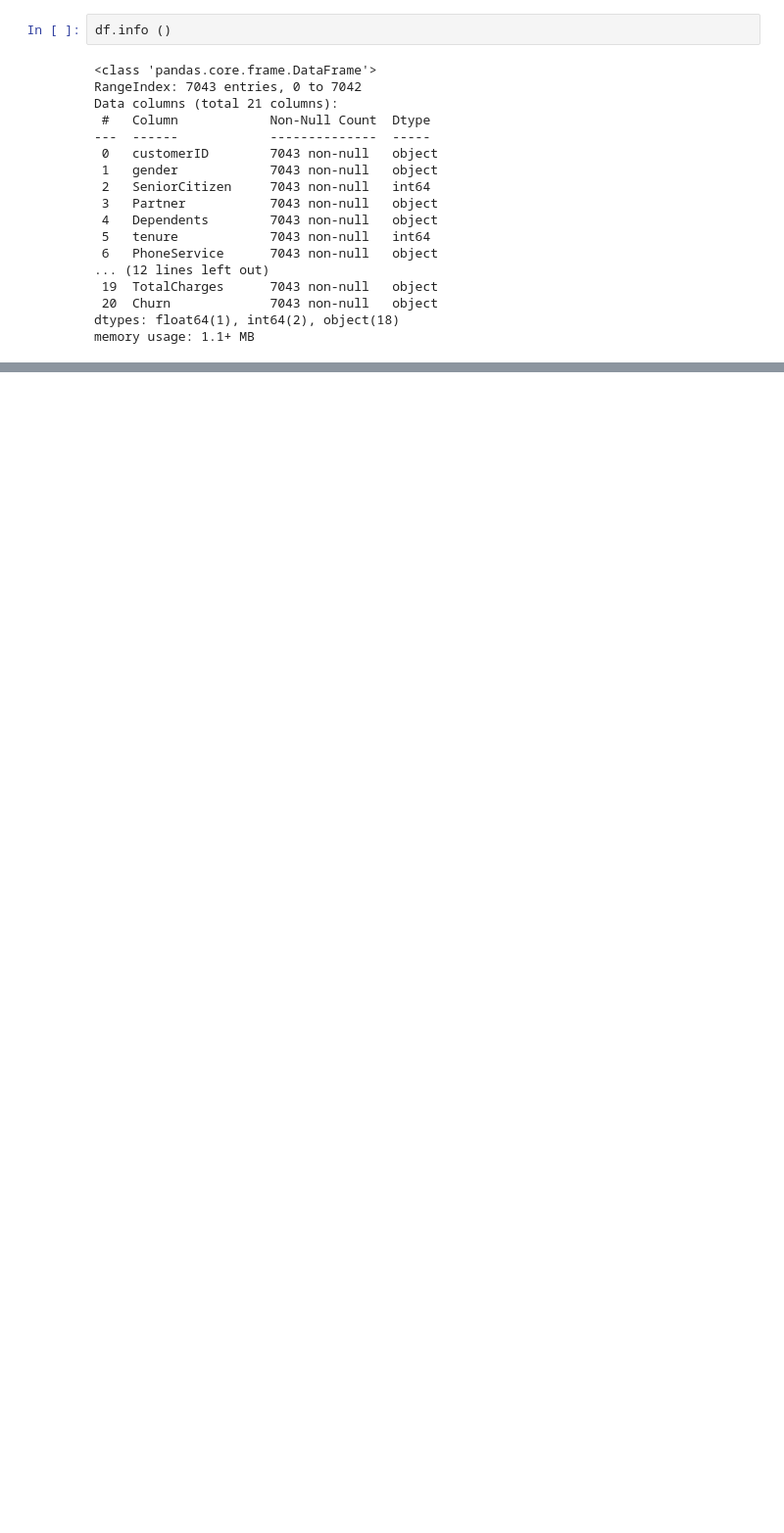
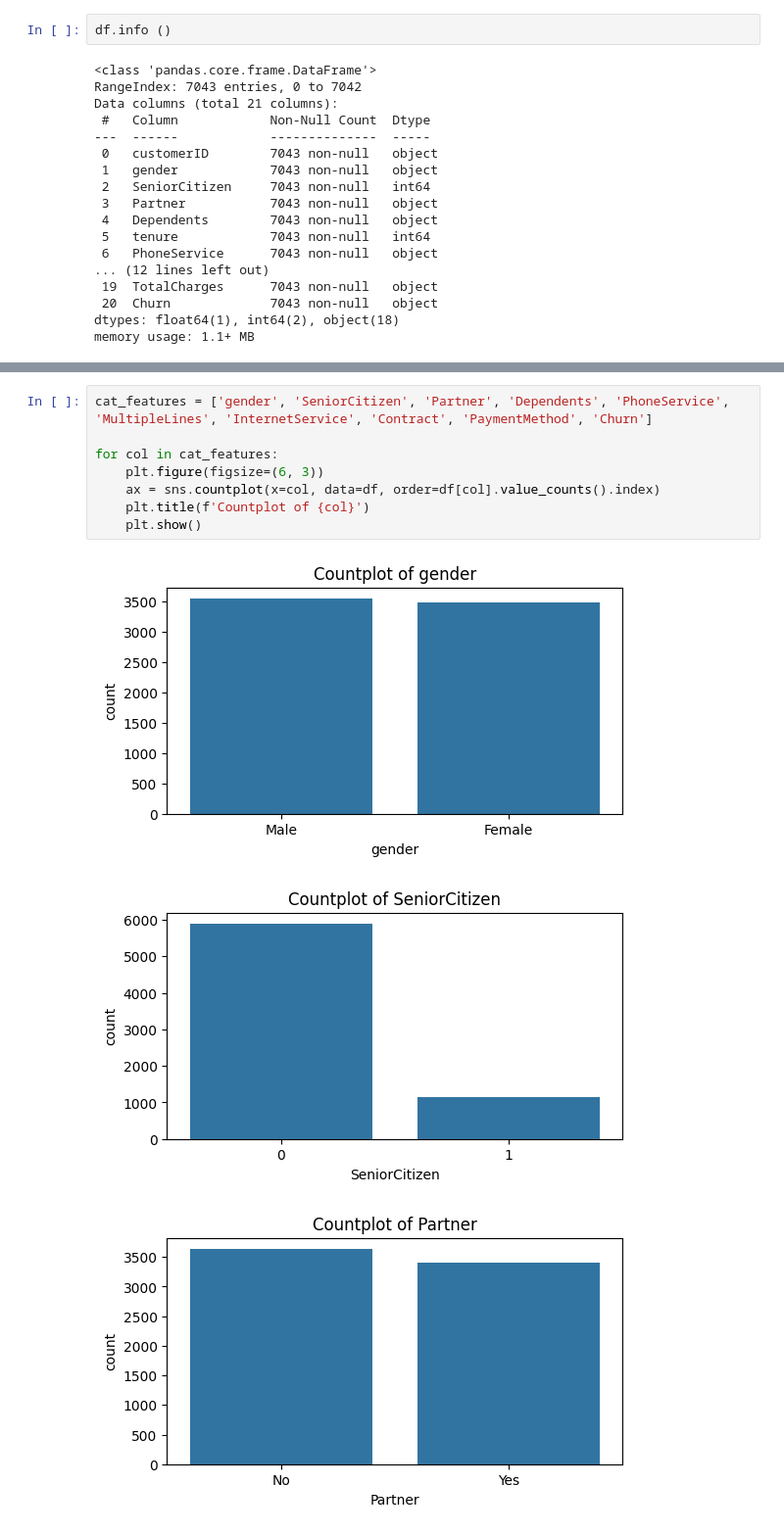
Before and after one commit to tundeadekunles1/Predicting-Customer-Churn-in-Telecom, a Jupyter notebook: Predicting_Customer_Churn_in_Telecom.ipynb, the cells around one changed output, grey strips where cells are left out. Shown at 98% size. Drawn from its saved outputs; the diff is of its cells as text; blank space fills up the shorter version.

```diff
--- a/Predicting_Customer_Churn_in_Telecom.ipynb
+++ b/Predicting_Customer_Churn_in_Telecom.ipynb
@@ -107,0 +557,12 @@ df.describe()
+# %%
+cat_features = ['gender', 'SeniorCitizen', 'Partner', 'Dependents', 'PhoneService', 'MultipleLines', 'InternetService', 'Contract', 'PaymentMethod', 'Churn']
+
+for col in cat_features:
+    plt.figure(figsize=(6, 3))
+    ax = sns.countplot(x=col, data=df, order=df[col].value_counts().index)
+    plt.title(f'Countplot of {col}')
+    plt.show()
+# %% [output]
+[figure, added]
+[figure, added]
+[figure, added]
```
Also changed, not shown: parts of 65 cells of this notebook.
